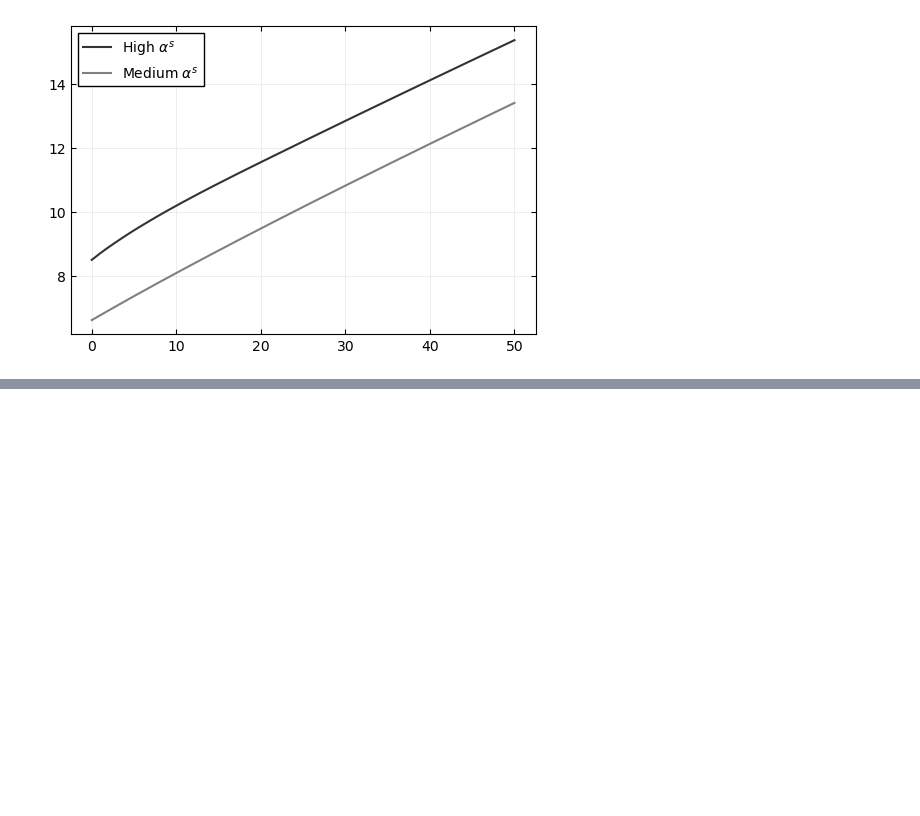
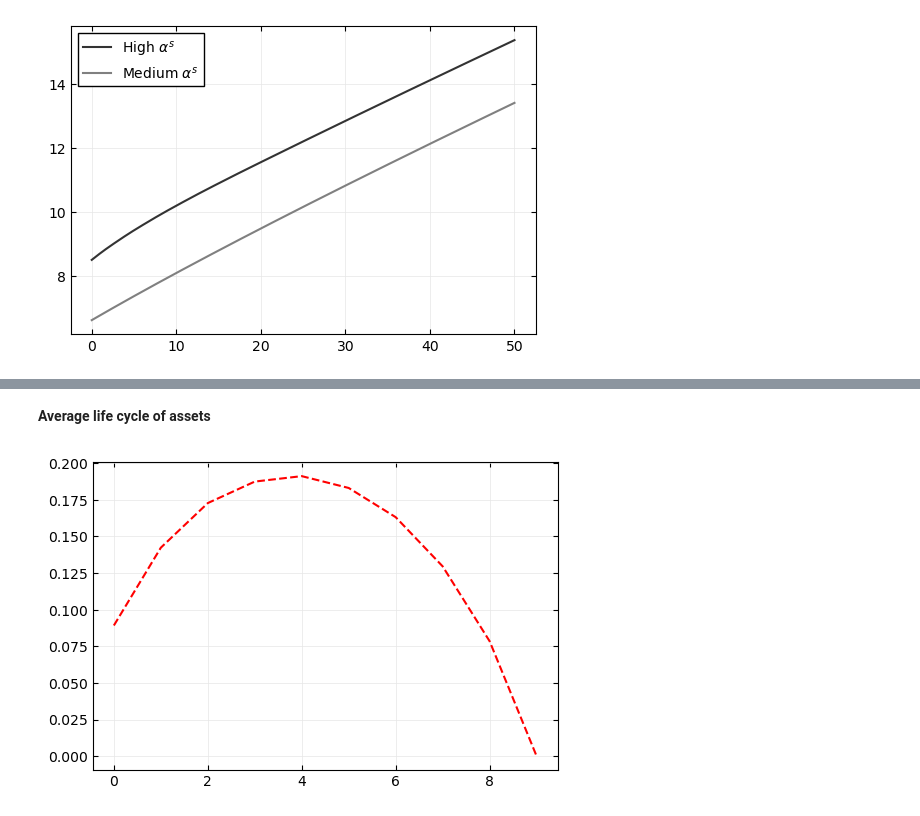
Before and after one commit to madsankern/BufferStock, a Jupyter notebook: results.ipynb, the cells around one changed output, grey strips where cells are left out. Drawn from its saved outputs; the diff is of its cells as text; code cells hidden in the pictures; blank space fills up the shorter version.

```diff
--- a/results.ipynb
+++ b/results.ipynb
@@ -172,0 +117,12 @@ plt.plot(par.a_grid,sol.c[-1,-1,1,1,2,:]-(1+par.r)*par.a_grid - par.w*par.z_grid
+# %% [markdown]
+**Average life cycle of assets**
+# %%
+fig = plt.figure(figsize=(6,4))
+ax = fig.add_subplot(1,1,1)
+
+ax.plot(np.mean(sim.a,axis=1), ls='--', c='red')
+
+ax.grid(visible=True, which = 'major', linestyle='-', linewidth=0.5, color='0.9')
+ax.tick_params(axis='both',bottom=True,top=True,left=True,right=True,direction='in',which='both')
+# %% [output]
+[figure, added]
```
Also changed, not shown: parts of 31 cells of this notebook.
